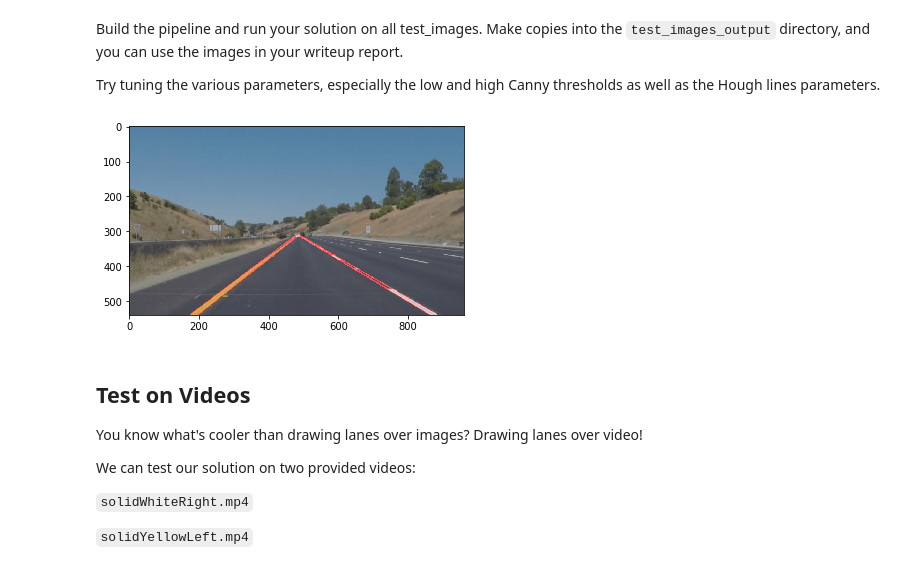
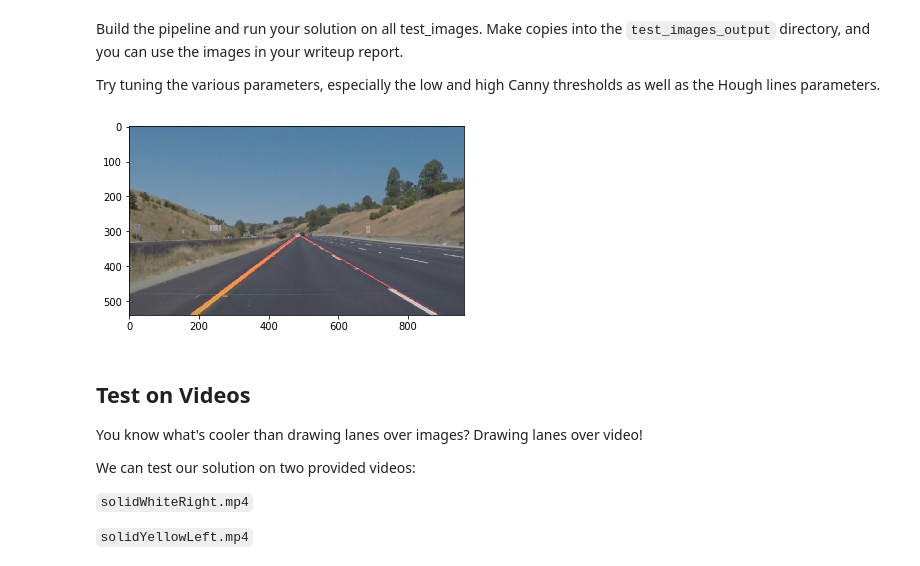
Before and after one commit to byungju-oh/self, a Jupyter notebook: CarND-LaneLines-P1-master/CarND-LaneLines-P1-master/P1.ipynb, the cells around one changed output. Drawn from its saved outputs; the diff is of its cells as text; code cells hidden in the pictures.

```diff
--- a/CarND-LaneLines-P1-master/CarND-LaneLines-P1-master/P1.ipynb
+++ b/CarND-LaneLines-P1-master/CarND-LaneLines-P1-master/P1.ipynb
@@ -232,7 +232,24 @@ for i in test:
 
 
 
-# def pipeline(image, kernel_size=11, low_threshold=100, high_threshold=150, rho=1, theta=np.pi/180, threshold=40, min_line_len=3, max_line_gap=100 ):
+def pipeline(image, kernel_size=11, low_threshold=100, high_threshold=150, rho=1,
+             theta=np.pi/180, threshold=120, min_line_len=3, max_line_gap=100 ):
+    gray = grayscale(image)
+    blur = gaussian_blur(gray,kernel_size)
+    canny_edges = canny(blur,low_threshold,high_threshold)
+    vertices = np.array([[150, canny_edges.shape[0]],
+                         [450, canny_edges.shape[0]*0.5],
+                         [500, canny_edges.shape[0]*0.5],
+                         [canny_edges.shape[1], canny_edges.shape[0]]], np.int32)
+    region = region_of_interest(canny_edges,[vertices])
+    hough= hough_lines(region,rho,theta,threshold,min_line_len,max_line_gap)
+
+    img = weighted_img(hough, image)
+
+    return img
+
+
+# def pipeline(image, kernel_size, low_threshold, high_threshold, rho, theta, threshold, min_line_len, max_line_gap):
 #     gray = grayscale(image)
 #     blur = gaussian_blur(gray,kernel_size)
 #     canny_edges = canny(blur,low_threshold,high_threshold)
@@ -242,57 +259,43 @@ for i in test:
 #                          [canny_edges.shape[1], canny_edges.shape[0]]], np.int32)
 #     region = region_of_interest(canny_edges,[vertices])
 #     hough= hough_lines(region,rho,theta,threshold,min_line_len,max_line_gap)
 
 #     img = weighted_img(hough, image)
 
 #     return img
 
+# kernel_size = 11
+# low_threshold = 50
+# high_threshold = 150
+# rho = 1
+# theta = np.pi/180
+# threshold = 120
+# min_line_len =50
+# max_line_gap = 100
 
-def pipeline(image, kernel_size, low_threshold, high_threshold, rho, theta, threshold, min_line_len, max_line_gap):
-    gray = grayscale(image)
-    blur = gaussian_blur(gray,kernel_size)
-    canny_edges = canny(blur,low_threshold,high_threshold)
-    vertices = np.array([[150, canny_edges.shape[0]],
-                         [450, canny_edges.shape[0]*0.5],
-                         [500, canny_edges.shape[0]*0.5],
-                         [canny_edges.shape[1], canny_edges.shape[0]]], np.int32)
-    region = region_of_interest(canny_edges,[vertices])
-    hough= hough_lines(region,rho,theta,threshold,min_line_len,max_line_gap)
-
-    img = weighted_img(hough, image)
-
-    return img
-
-kernel_size = 11
-low_threshold = 50
-high_threshold = 150
-rho = 1
-theta = np.pi/180
-threshold = 80
-min_line_len =50
-max_line_gap = 150
+# threshold 키우면 자잘한 직선들 지울수 다
 
 for test in test_image:
     img = mpimg.imread(test)
 
 #     detect = pipeline(img )
     detect = pipeline(img, kernel_size, low_threshold, high_threshold, rho, theta, threshold, min_line_len, max_line_gap)
 
     plt.imshow(detect)
 #     mpimg.imsave("test_test/test1_"+img,detect)
 
 
 
 
 
 
 
 
 # # Display the image
 #     plt.imshow(edges, cmap='Greys_r')
 #     mpimg.imsave("test_test/test_"+img,edges)
 # %% [output]
-[figure, old version]
+[figure, new version]
 # %% [markdown]
 ## Test on Videos
 
```
Also changed, not shown: parts of 1 cell of this notebook, 1 other file.
